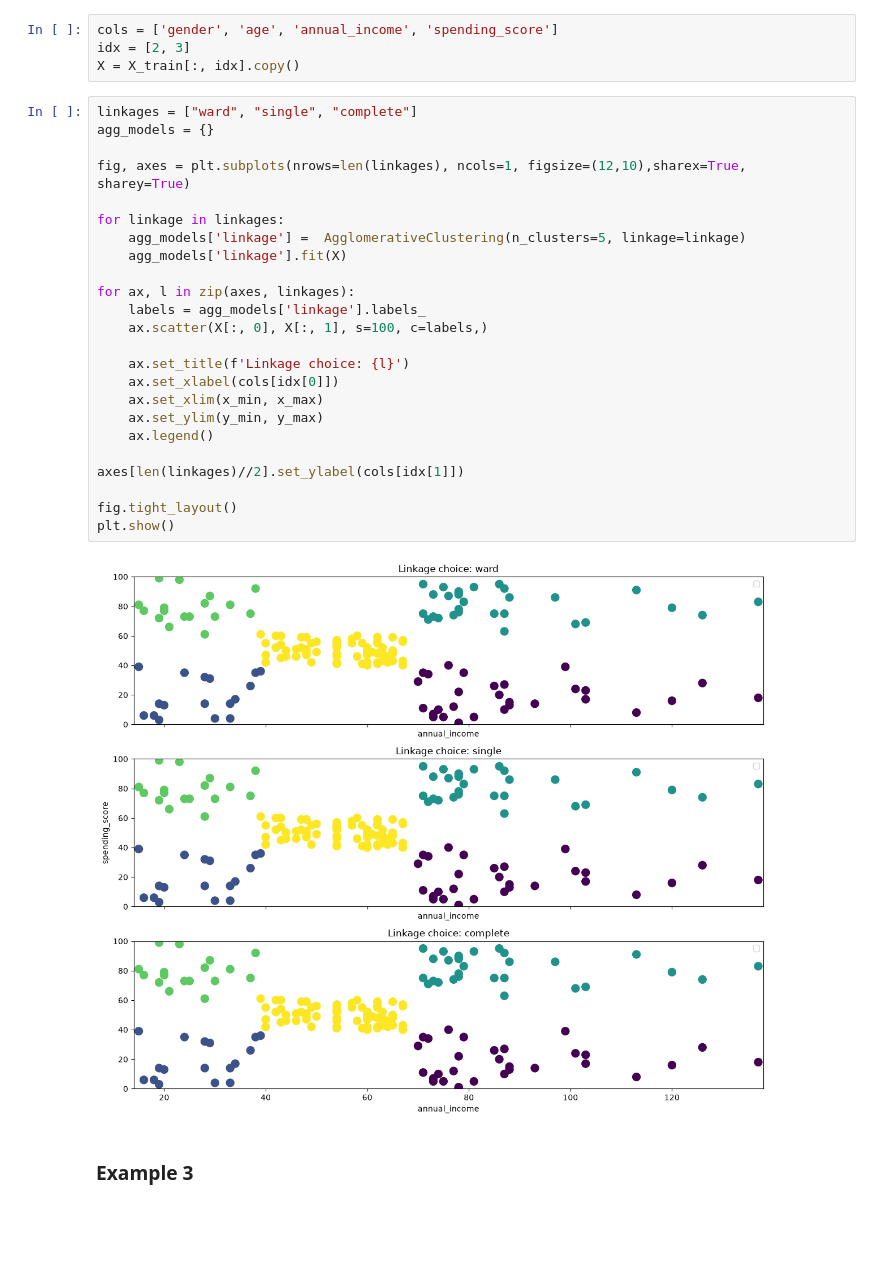
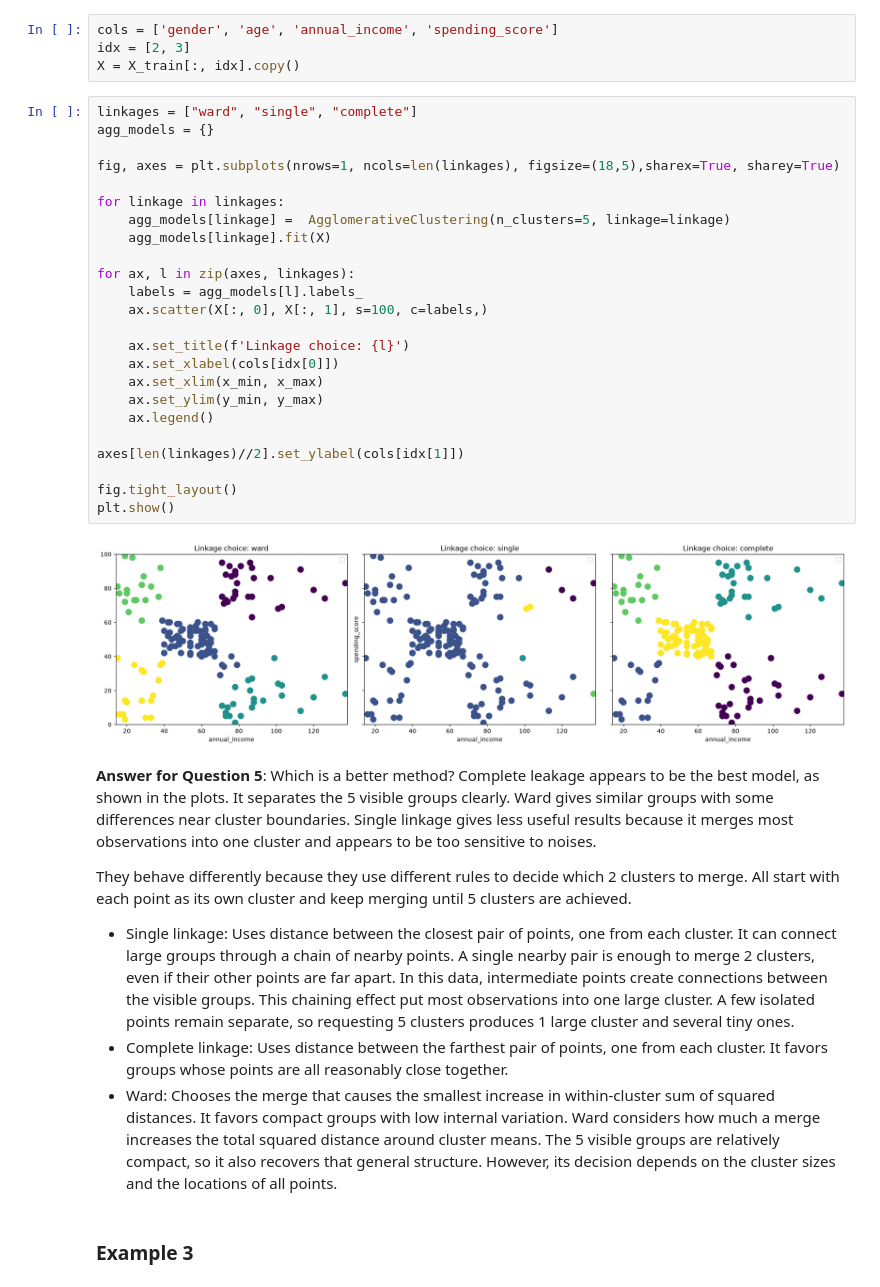
Before and after one commit to myngoc-trg/DA631E_ArtificialIntelligenceForDataScience, a Jupyter notebook: Lab_3/Lab3-Kmeans.ipynb, the cells around one changed output. Drawn from its saved outputs; the diff is of its cells as text; blank space fills up the shorter version.

```diff
--- a/Lab_3/Lab3-Kmeans.ipynb
+++ b/Lab_3/Lab3-Kmeans.ipynb
@@ -255,29 +264,38 @@ X = X_train[:, idx].copy()
 # %%
 linkages = ["ward", "single", "complete"]
 agg_models = {}
 
-fig, axes = plt.subplots(nrows=len(linkages), ncols=1, figsize=(12,10),sharex=True, sharey=True)
+fig, axes = plt.subplots(nrows=1, ncols=len(linkages), figsize=(18,5),sharex=True, sharey=True)
 
 for linkage in linkages:
-    agg_models['linkage'] =  AgglomerativeClustering(n_clusters=5, linkage=linkage)
-    agg_models['linkage'].fit(X)
+    agg_models[linkage] =  AgglomerativeClustering(n_clusters=5, linkage=linkage)
+    agg_models[linkage].fit(X)
 
 for ax, l in zip(axes, linkages):
-    labels = agg_models['linkage'].labels_
+    labels = agg_models[l].labels_
     ax.scatter(X[:, 0], X[:, 1], s=100, c=labels,)
 
     ax.set_title(f'Linkage choice: {l}')
     ax.set_xlabel(cols[idx[0]])
     ax.set_xlim(x_min, x_max)
     ax.set_ylim(y_min, y_max)
     ax.legend()
 
 axes[len(linkages)//2].set_ylabel(cols[idx[1]])
 
 fig.tight_layout()
 plt.show()
 # %% [output]
-[figure, old version]
+[figure, new version]
+# %% [markdown]
+**Answer for Question 5**: Which is a better method?
+Complete leakage appears to be the best model, as shown in the plots. It separates the 5 visible groups clearly. Ward gives similar groups with some differences near cluster boundaries. Single linkage gives less useful results because it merges most observations into one cluster and appears to be too sensitive to noises.
+
+They behave differently because they use different rules to decide which 2 clusters to merge. All start with each point as its own cluster and keep merging until 5 clusters are achieved.
+
+- Single linkage: Uses distance between the closest pair of points, one from each cluster. It can connect large groups through a chain of nearby points. A single nearby pair is enough to merge 2 clusters, even if their other points are far apart. In this data, intermediate points create connections between the visible groups. This chaining effect put most observations into one large cluster. A few isolated points remain separate, so requesting 5 clusters produces 1 large cluster and several tiny ones.
+- Complete linkage: Uses distance between the farthest pair of points, one from each cluster. It favors groups whose points are all reasonably close together.
+- Ward: Chooses the merge that causes the smallest increase in within-cluster sum of squared distances. It favors compact groups with low internal variation. Ward considers how much a merge increases the total squared distance around cluster means. The 5 visible groups are relatively compact, so it also recovers that general structure. However, its decision depends on the cluster sizes and the locations of all points.
 # %% [markdown]
 ### Example 3
 # %% [markdown]
```
Also changed, not shown: parts of 7 cells of this notebook, 3 other files.
